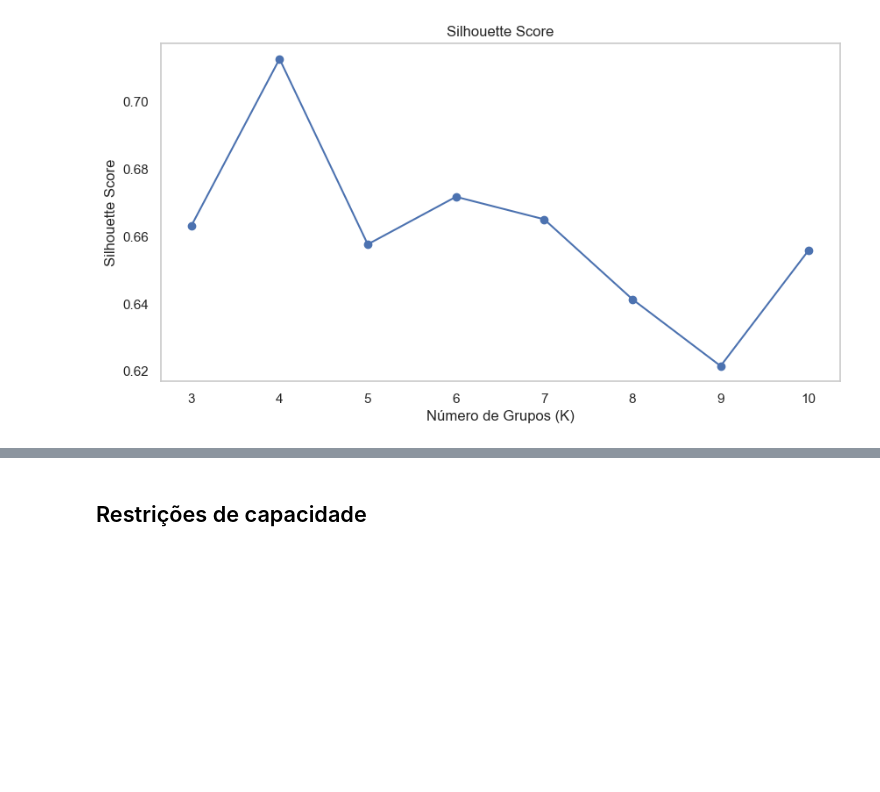
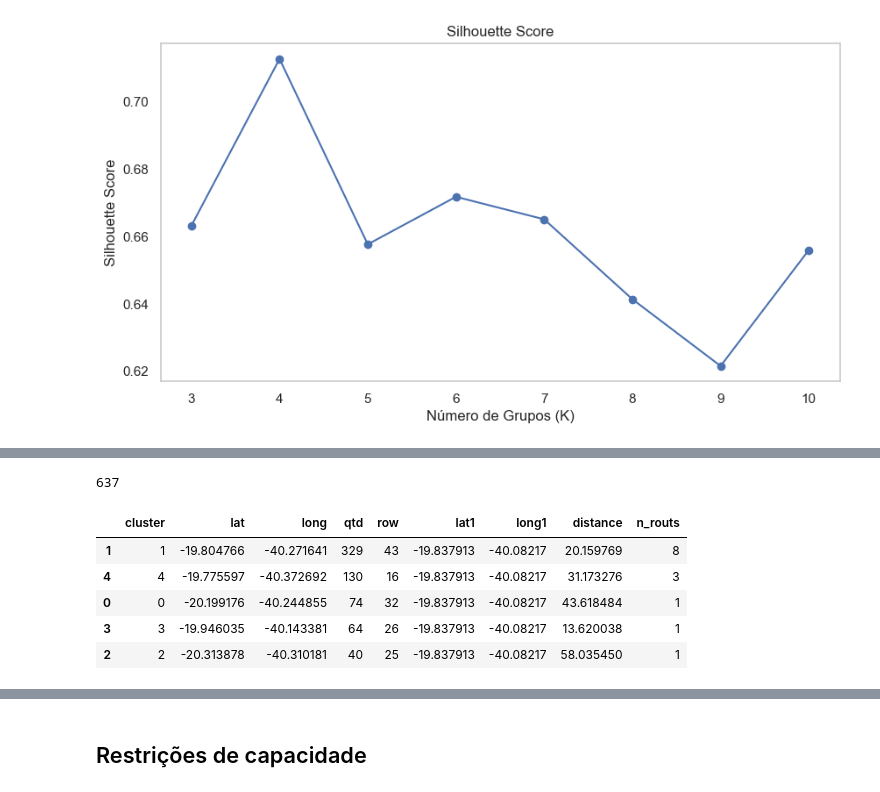
Before and after one commit to Markosalves12/Suzano, a Jupyter notebook: OR-Tools.ipynb, the cells around one changed output, grey strips where cells are left out. Saved outputs shown, nothing was run; the diff lists cells and outputs as text; code cells hidden in the pictures; blank space fills up the shorter version.

```diff
--- a/OR-Tools.ipynb
+++ b/OR-Tools.ipynb
@@ -375,0 +231,31 @@ Melhor ponto de partida: Latitude -20.13203, Longitude -40.183033
+# %%
+y = clustered_df[['cluster', 'qtd', 'row']].groupby('cluster').sum(['qtd', 'row']).sort_values('qtd', ascending=False)
+y = y.reset_index()
+# %%
+def haversine_distance(lat1, lon1, lat2, lon2):
+    # Raio da Terra em quilômetros
+    radius = 6371
+
+    # Converte graus para radianos
+    lat1 = np.radians(lat1)
+    lon1 = np.radians(lon1)
+    lat2 = np.radians(lat2)
+    lon2 = np.radians(lon2)
+
+    # Diferenças de latitude e longitude
+    dlat = lat2 - lat1
+    dlon = lon2 - lon1
+
+    # Fórmula de Haversine
+    a = np.sin(dlat/2)**2 + np.cos(lat1) * np.cos(lat2) * np.sin(dlon/2)**2
+    c = 2 * np.arctan2(np.sqrt(a), np.sqrt(1 - a))
+    distance = radius * c
+
+    return distance
+# %%
+z = pd.merge(x, y, on='cluster')
+z= z.assign(lat1= -19.837913)
+z= z.assign(long1= -40.082170)
+z['distance'] = haversine_distance(z['lat'], z['long'], z['lat1'], z['long1'])
+z = z.sort_values('qtd', ascending=False)
+z
@@ -375,0 +269,20 @@ Melhor ponto de partida: Latitude -20.13203, Longitude -40.183033
+# %%
+demanda = z['qtd'].sum()
+demanda
+# %% [output]
+637
+# %%
+n_routs_start = list()
+for value in z['qtd']:
+    n_routs = (value/demanda)*16
+    n_routs_start.append(int(n_routs))
+
+z['n_routs'] = n_routs_start
+z
+# %% [output]
+|  | cluster | lat | long | qtd | row | lat1 | long1 | distance | n_routs |
+| 1 | 1 | -19.804766 | -40.271641 | 329 | 43 | -19.837913 | -40.08217 | 20.159769 | 8 |
+| 4 | 4 | -19.775597 | -40.372692 | 130 | 16 | -19.837913 | -40.08217 | 31.173276 | 3 |
+| 0 | 0 | -20.199176 | -40.244855 | 74 | 32 | -19.837913 | -40.08217 | 43.618484 | 1 |
+| 3 | 3 | -19.946035 | -40.143381 | 64 | 26 | -19.837913 | -40.08217 | 13.620038 | 1 |
+| 2 | 2 | -20.313878 | -40.310181 | 40 | 25 | -19.837913 | -40.08217 | 58.035450 | 1 |
```
Also changed, not shown: parts of 28 cells of this notebook.
